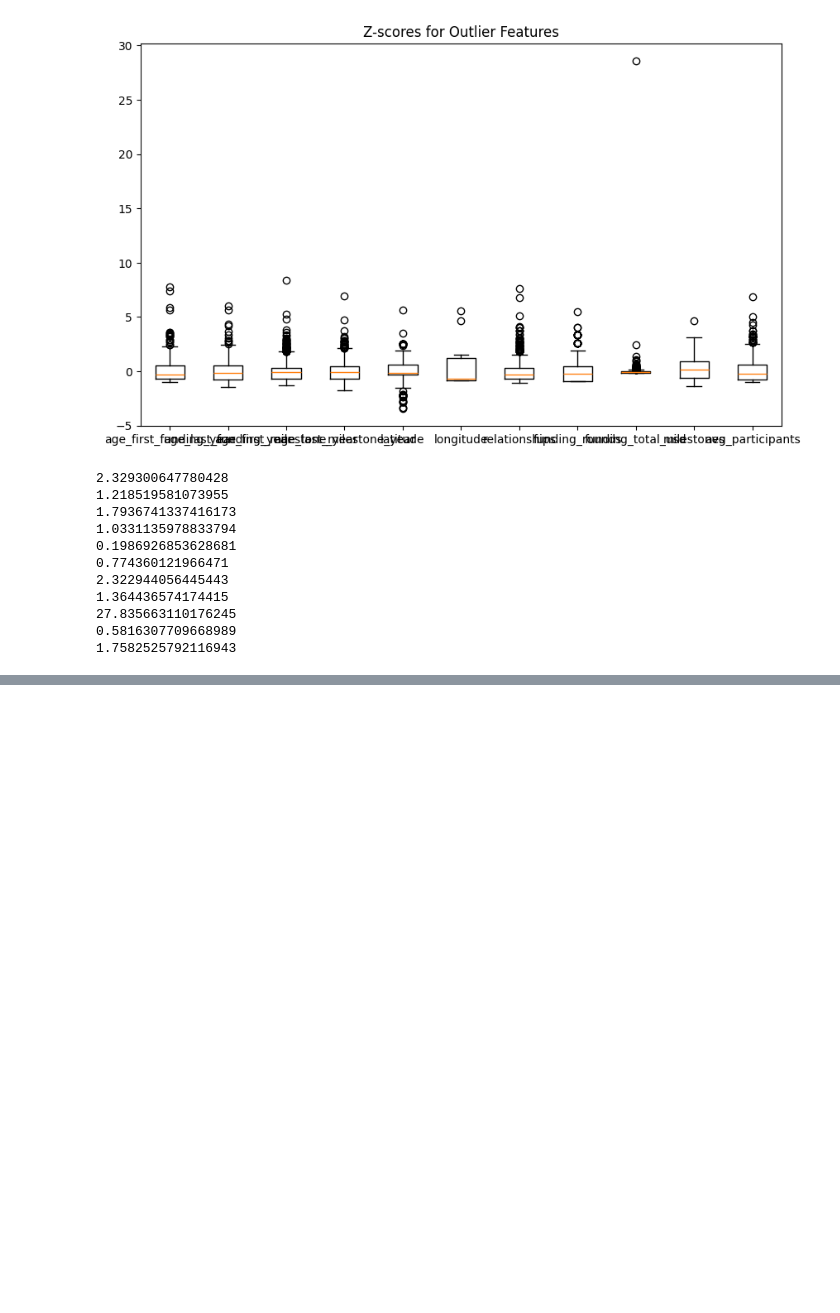
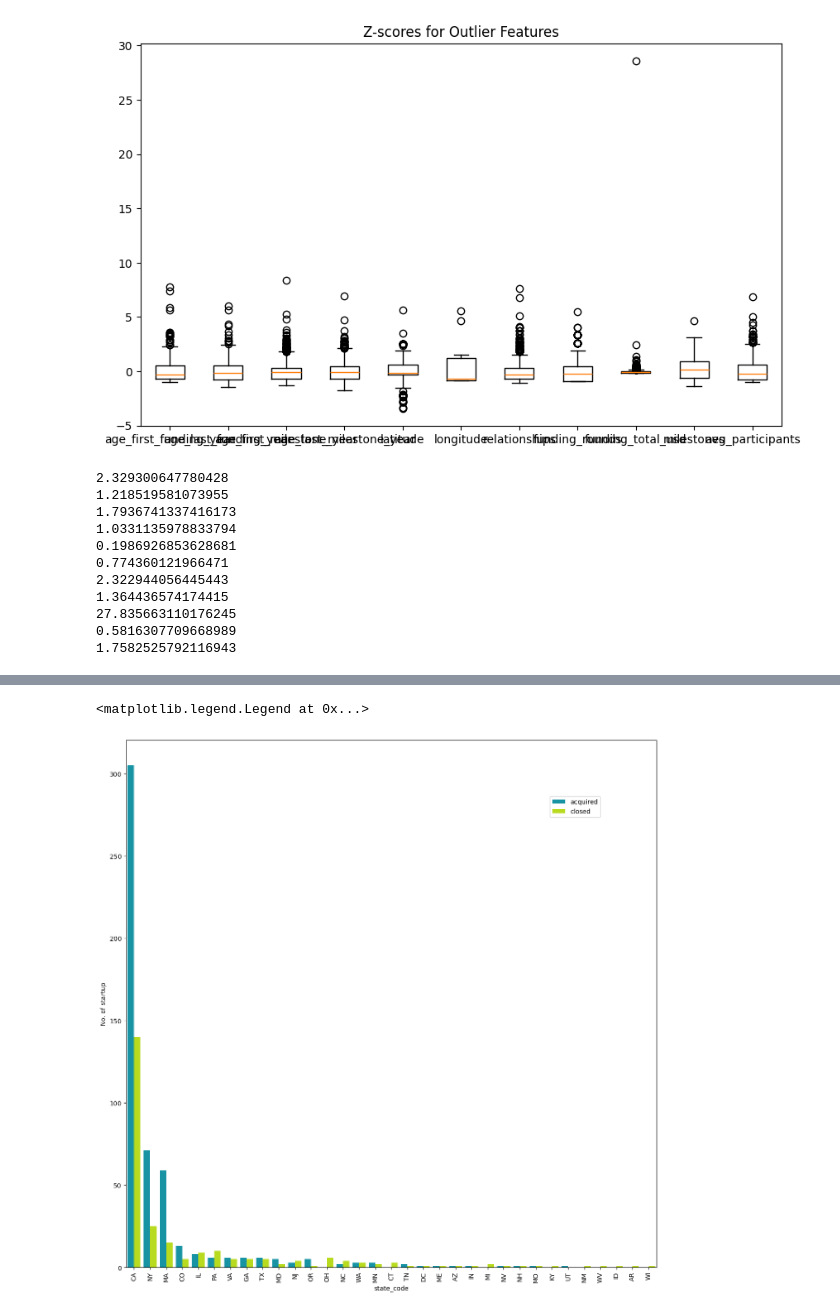
Before and after one commit to Meghamala/Startup_Success_Prediction, a Jupyter notebook: initial.ipynb, the cells around one changed output, grey strips where cells are left out. Saved outputs shown, nothing was run; the diff lists cells and outputs as text; code cells hidden in the pictures; blank space fills up the shorter version.

```diff
--- a/initial.ipynb
+++ b/initial.ipynb
@@ -360,0 +381,13 @@ print(new_df.shape)
+# %%
+#state having most number of startup
+fig, ax = plt.subplots(figsize=(15,15))
+
+_ = sns.countplot(x="state_code", hue="status", data=new_df, palette="nipy_spectral",
+              order=new_df.state_code.value_counts().index)
+
+_ = ax.set_xticklabels(ax.get_xticklabels(), rotation=90)
+_ = ax.set(xlabel="state_code", ylabel="No. of startup")
+plt.legend(bbox_to_anchor=(0.9, 0.9))
+# %% [output]
+<matplotlib.legend.Legend at 0x...>
+[figure, added]
```
Also changed, not shown: parts of 8 cells of this notebook.
